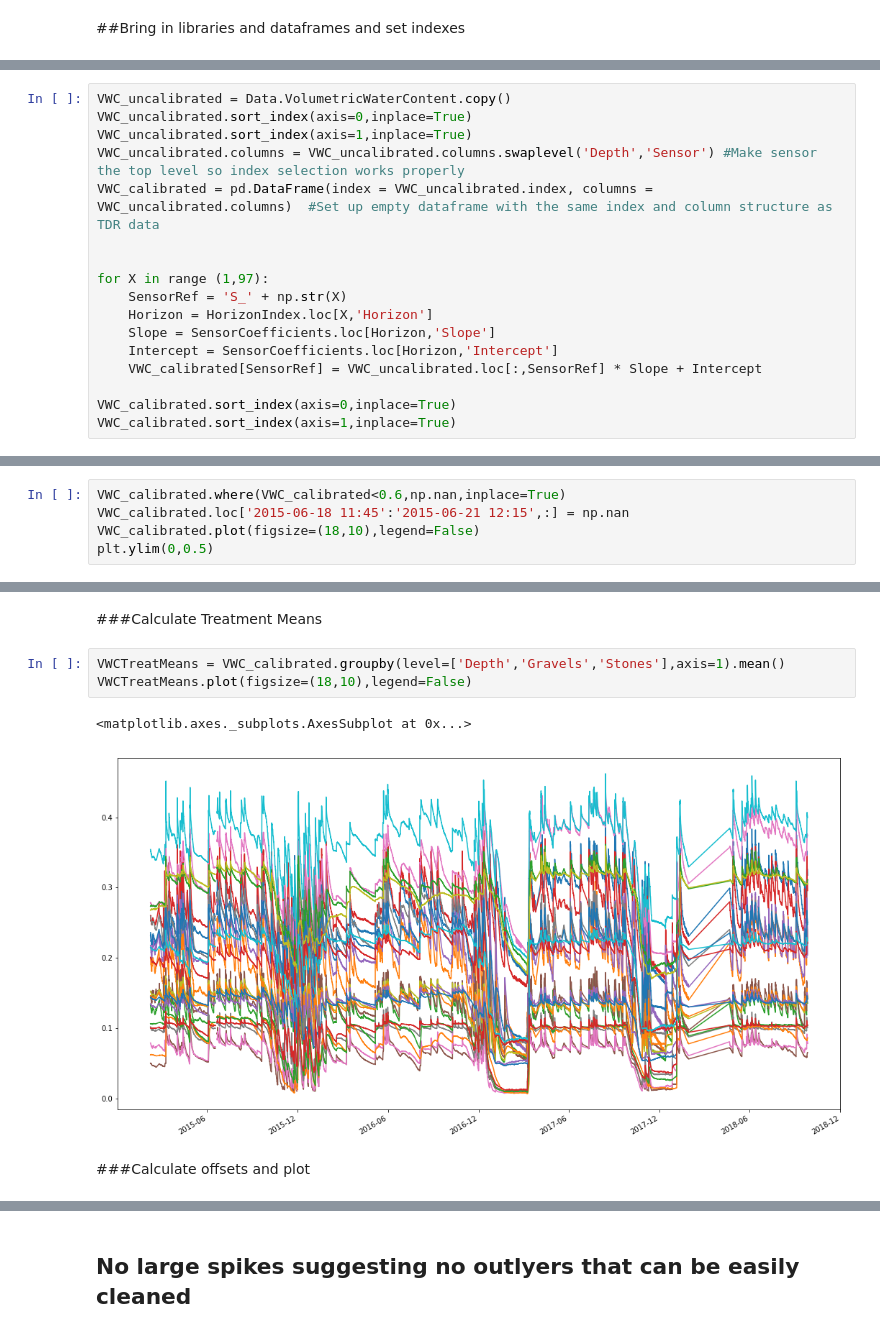
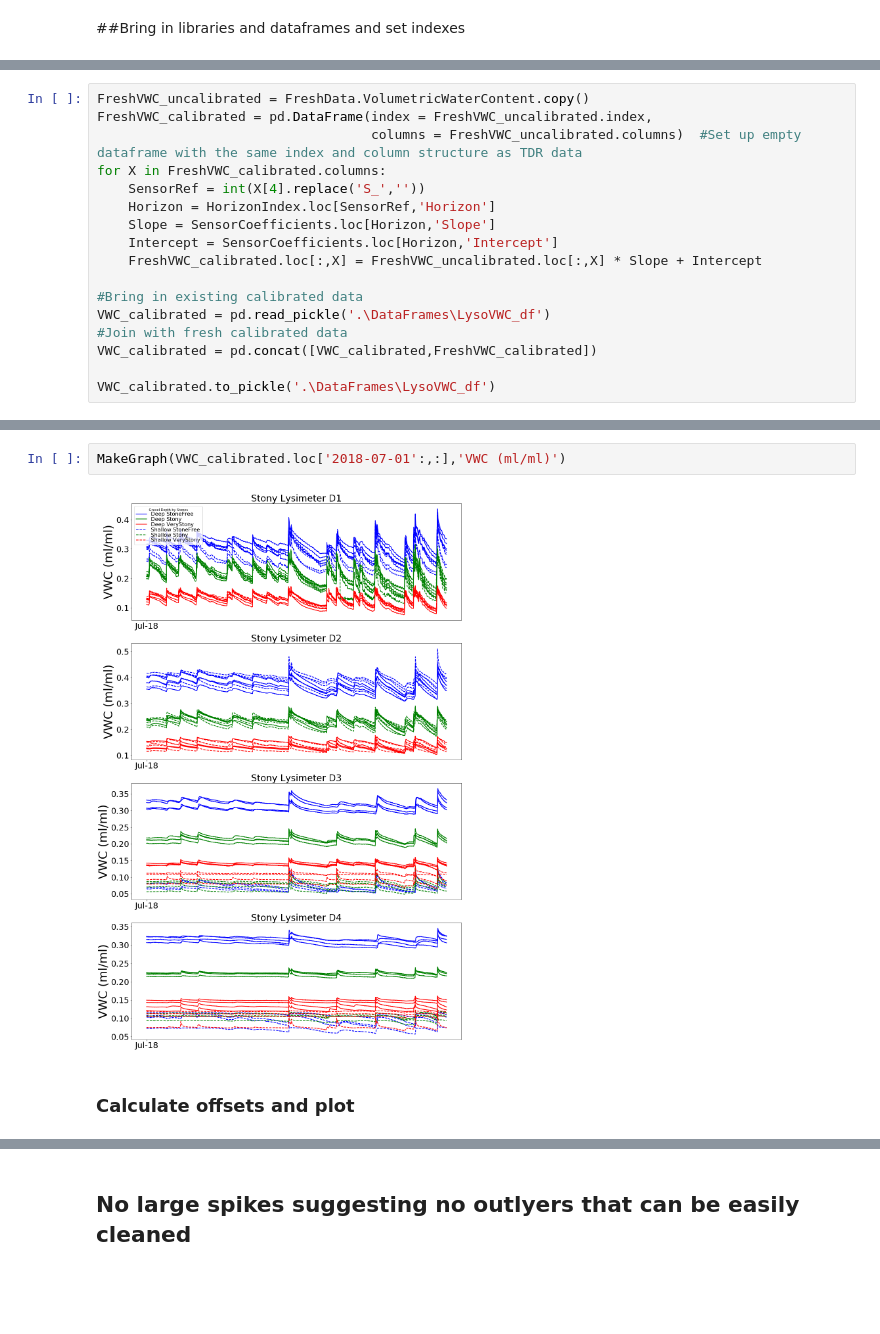
Before and after one commit to HamishBrownPFR/StonySoilLysimeters, a Jupyter notebook: SetUpLysimeterDataFrames.ipynb, the cells around one changed output, grey strips where cells are left out. Cells and saved outputs as stored; diff of their text form; blank space fills up the shorter version.

```diff
--- a/SetUpLysimeterDataFrames.ipynb
+++ b/SetUpLysimeterDataFrames.ipynb
@@ -61,17 +183,17 @@ SensorCoefficients
 # %%
-VWC_uncalibrated = Data.VolumetricWaterContent.copy()
-VWC_uncalibrated.sort_index(axis=0,inplace=True)
-VWC_uncalibrated.sort_index(axis=1,inplace=True)
-VWC_uncalibrated.columns = VWC_uncalibrated.columns.swaplevel('Depth','Sensor') #Make sensor the top level so index selection works properly
-VWC_calibrated = pd.DataFrame(index = VWC_uncalibrated.index, columns = VWC_uncalibrated.columns)  #Set up empty dataframe with the same index and column structure as TDR data
-
-
-for X in range (1,97):
-    SensorRef = 'S_' + np.str(X)
-    Horizon = HorizonIndex.loc[X,'Horizon']
+FreshVWC_uncalibrated = FreshData.VolumetricWaterContent.copy()
+FreshVWC_calibrated = pd.DataFrame(index = FreshVWC_uncalibrated.index,
+                                   columns = FreshVWC_uncalibrated.columns)  #Set up empty dataframe with the same index and column structure as TDR data
+for X in FreshVWC_calibrated.columns:
+    SensorRef = int(X[4].replace('S_',''))
+    Horizon = HorizonIndex.loc[SensorRef,'Horizon']
     Slope = SensorCoefficients.loc[Horizon,'Slope']
     Intercept = SensorCoefficients.loc[Horizon,'Intercept']
-    VWC_calibrated[SensorRef] = VWC_uncalibrated.loc[:,SensorRef] * Slope + Intercept
+    FreshVWC_calibrated.loc[:,X] = FreshVWC_uncalibrated.loc[:,X] * Slope + Intercept
 
-VWC_calibrated.sort_index(axis=0,inplace=True)
-VWC_calibrated.sort_index(axis=1,inplace=True)
+#Bring in existing calibrated data
+VWC_calibrated = pd.read_pickle('.\DataFrames\LysoVWC_df')
+#Join with fresh calibrated data
+VWC_calibrated = pd.concat([VWC_calibrated,FreshVWC_calibrated])
+
+VWC_calibrated.to_pickle('.\DataFrames\LysoVWC_df')
@@ -126,5 +199,0 @@ for Depth in Depths:
-# %%
-VWC_calibrated.where(VWC_calibrated<0.6,np.nan,inplace=True)
-VWC_calibrated.loc['2015-06-18 11:45':'2015-06-21 12:15',:] = np.nan
-VWC_calibrated.plot(figsize=(18,10),legend=False)
-plt.ylim(0,0.5)
@@ -134,11 +200,7 @@ plt.ylim(0,0.5)
-# %% [markdown]
-###Calculate Treatment Means
-# %%
-VWCTreatMeans = VWC_calibrated.groupby(level=['Depth','Gravels','Stones'],axis=1).mean()
-VWCTreatMeans.plot(figsize=(18,10),legend=False)
-# %% [output]
-<matplotlib.axes._subplots.AxesSubplot at 0x...>
-[figure, removed]
+# %%
+MakeGraph(VWC_calibrated.loc['2018-07-01':,:],'VWC (ml/ml)')
+# %% [output]
+[figure, added]
 # %% [markdown]
-###Calculate offsets and plot
+### Calculate offsets and plot
 # %%
```
Also changed, not shown: parts of 44 cells of this notebook.
